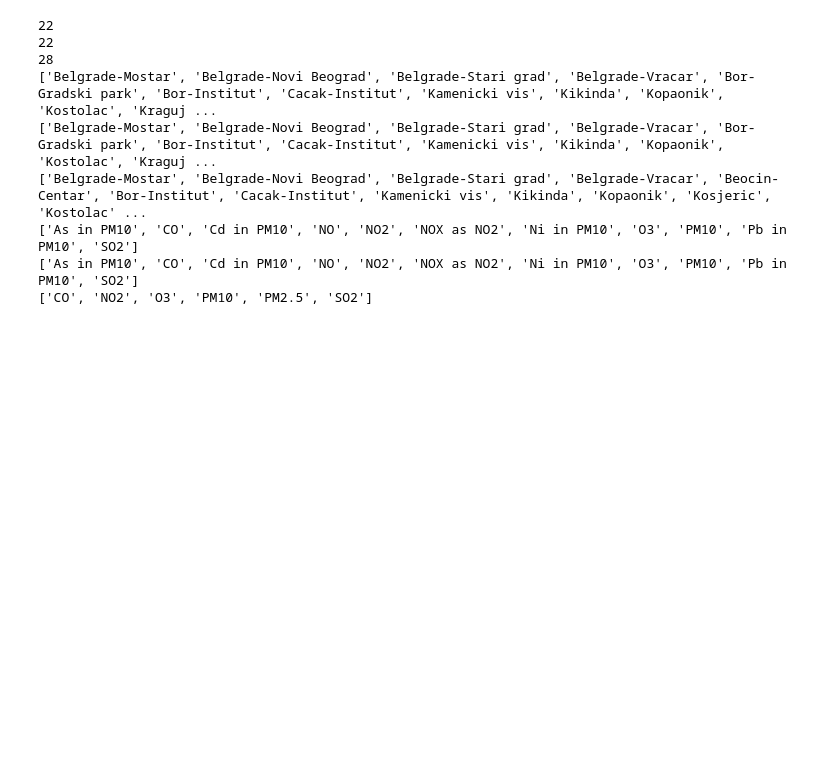
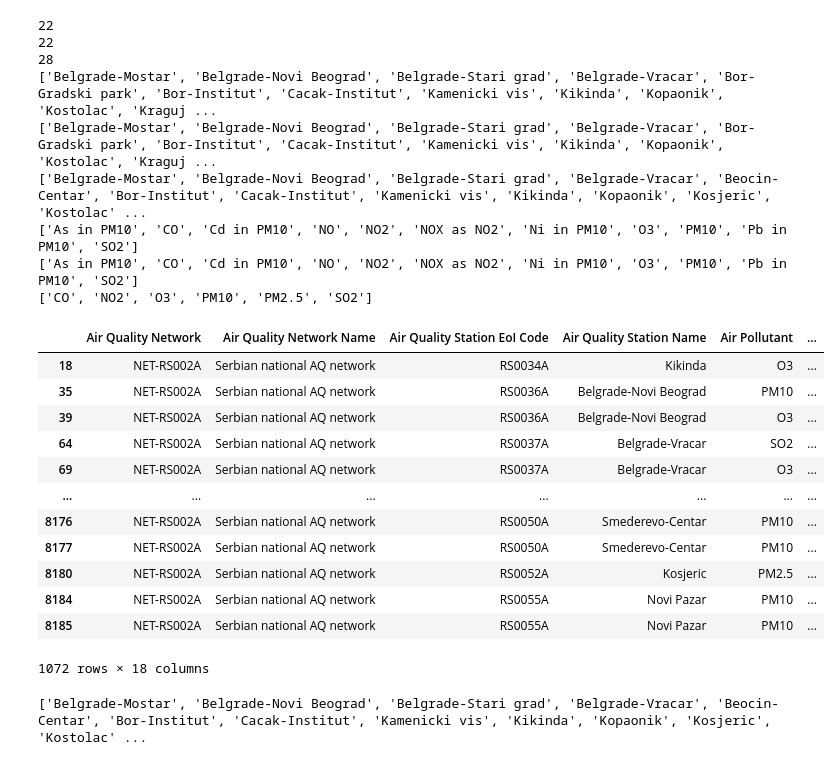
Before and after one commit to makilezx/analysis-of-air-pollution-in-Serbian-cities, a Jupyter notebook: data-analysis-1.ipynb, the cells around one changed output. Cells and saved outputs as stored; diff of their text form; code cells hidden in the pictures; blank space fills up the shorter version.

```diff
--- a/data-analysis-1.ipynb
+++ b/data-analysis-1.ipynb
@@ -319,3 +319,36 @@ for i in (df_2019, df_2020, df_2021):
 ['As in PM10', 'CO', 'Cd in PM10', 'NO', 'NO2', 'NOX as NO2', 'Ni in PM10', 'O3', 'PM10', 'Pb in PM10', 'SO2']
 ['As in PM10', 'CO', 'Cd in PM10', 'NO', 'NO2', 'NOX as NO2', 'Ni in PM10', 'O3', 'PM10', 'Pb in PM10', 'SO2']
 ['CO', 'NO2', 'O3', 'PM10', 'PM2.5', 'SO2']
+# %%
+#EDA last 3 years
+#ne radi
+#izbacivanje 6 lokacija iz df2021
+df_2021_2 = df_2021.drop(df_2021["Air Quality Station Name"].loc[df_2021["Air Quality Station Name"]=='Beocin-Centar'].index)
+df_2021_2 = df_2021.drop(df_2021["Air Quality Station Name"].loc[df_2021["Air Quality Station Name"]=='Kosjeric'].index)
+df_2021_2 = df_2021.drop(df_2021["Air Quality Station Name"].loc[df_2021["Air Quality Station Name"]=='Novi Pazar'].index)
+df_2021_2 = df_2021.drop(df_2021["Air Quality Station Name"].loc[df_2021["Air Quality Station Name"]=='Obrenovac-Centar'].index)
+df_2021_2 = df_2021.drop(df_2021["Air Quality Station Name"].loc[df_2021["Air Quality Station Name"]=='Popovac'].index)
+df_2021_2 = df_2021.drop(df_2021["Air Quality Station Name"].loc[df_2021["Air Quality Station Name"]=='Uzice'].index)
+
+
+df_2021_2
+# %% [output]
+|  | Air Quality Network | Air Quality Network Name | Air Quality Station EoI Code | Air Quality Station Name | Air Pollutant | ... |
+| 18 | NET-RS002A | Serbian national AQ network | RS0034A | Kikinda | O3 | ... |
+| 35 | NET-RS002A | Serbian national AQ network | RS0036A | Belgrade-Novi Beograd | PM10 | ... |
+| 39 | NET-RS002A | Serbian national AQ network | RS0036A | Belgrade-Novi Beograd | O3 | ... |
+| 64 | NET-RS002A | Serbian national AQ network | RS0037A | Belgrade-Vracar | SO2 | ... |
+| 69 | NET-RS002A | Serbian national AQ network | RS0037A | Belgrade-Vracar | O3 | ... |
+| ... | ... | ... | ... | ... | ... | ... |
+| 8176 | NET-RS002A | Serbian national AQ network | RS0050A | Smederevo-Centar | PM10 | ... |
+| 8177 | NET-RS002A | Serbian national AQ network | RS0050A | Smederevo-Centar | PM10 | ... |
+| 8180 | NET-RS002A | Serbian national AQ network | RS0052A | Kosjeric | PM2.5 | ... |
+| 8184 | NET-RS002A | Serbian national AQ network | RS0055A | Novi Pazar | PM10 | ... |
+| 8185 | NET-RS002A | Serbian national AQ network | RS0055A | Novi Pazar | PM10 | ... |
+1072 rows × 18 columns
+# %%
+#TEST
+ul_2021 = df_2021_2 ['Air Quality Station Name'].unique()
+print(sorted(ul_2021))
+# %% [output]
+['Belgrade-Mostar', 'Belgrade-Novi Beograd', 'Belgrade-Stari grad', 'Belgrade-Vracar', 'Beocin-Centar', 'Bor-Institut', 'Cacak-Institut', 'Kamenicki vis', 'Kikinda', 'Kopaonik', 'Kosjeric', 'Kostolac' ...
```
